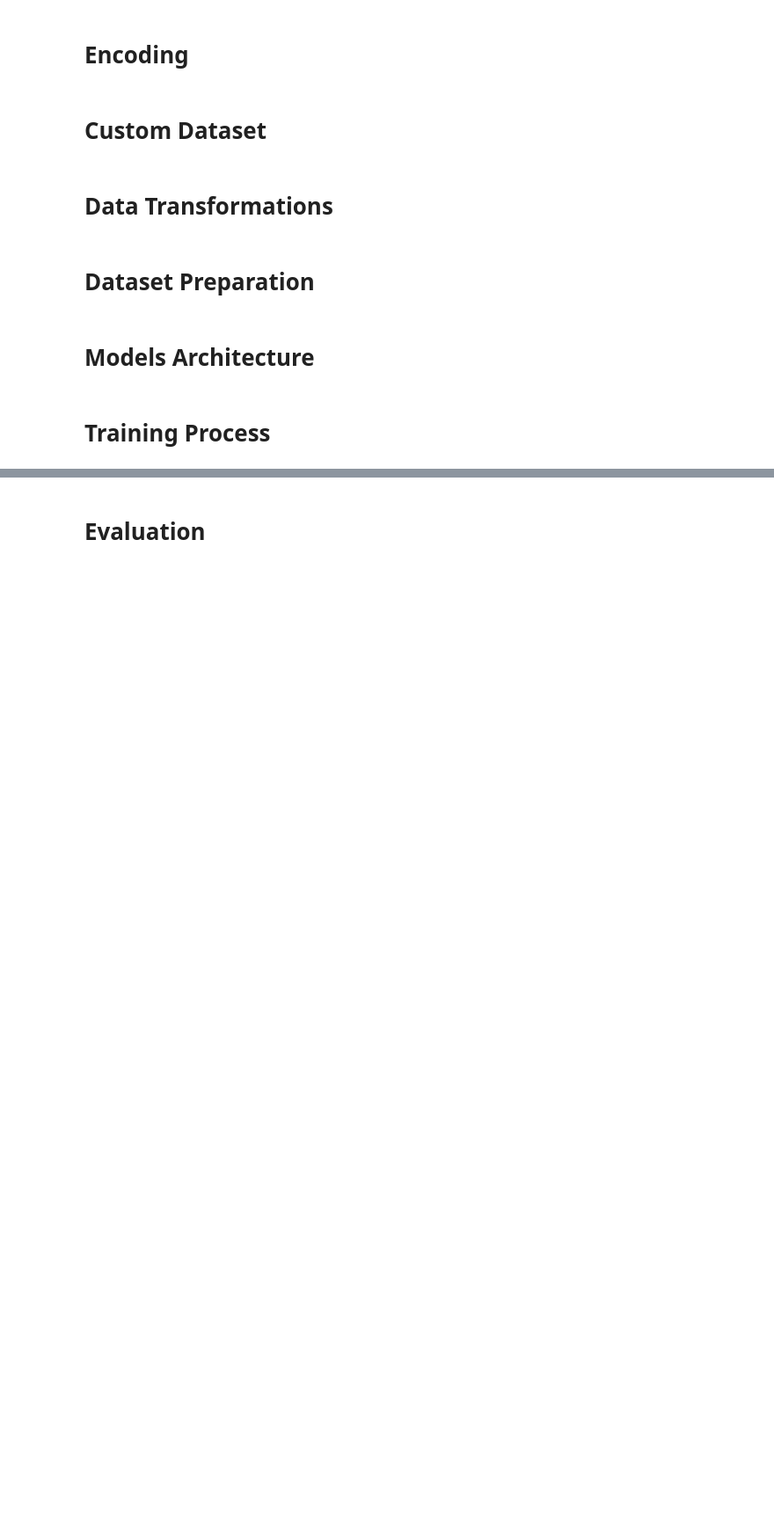
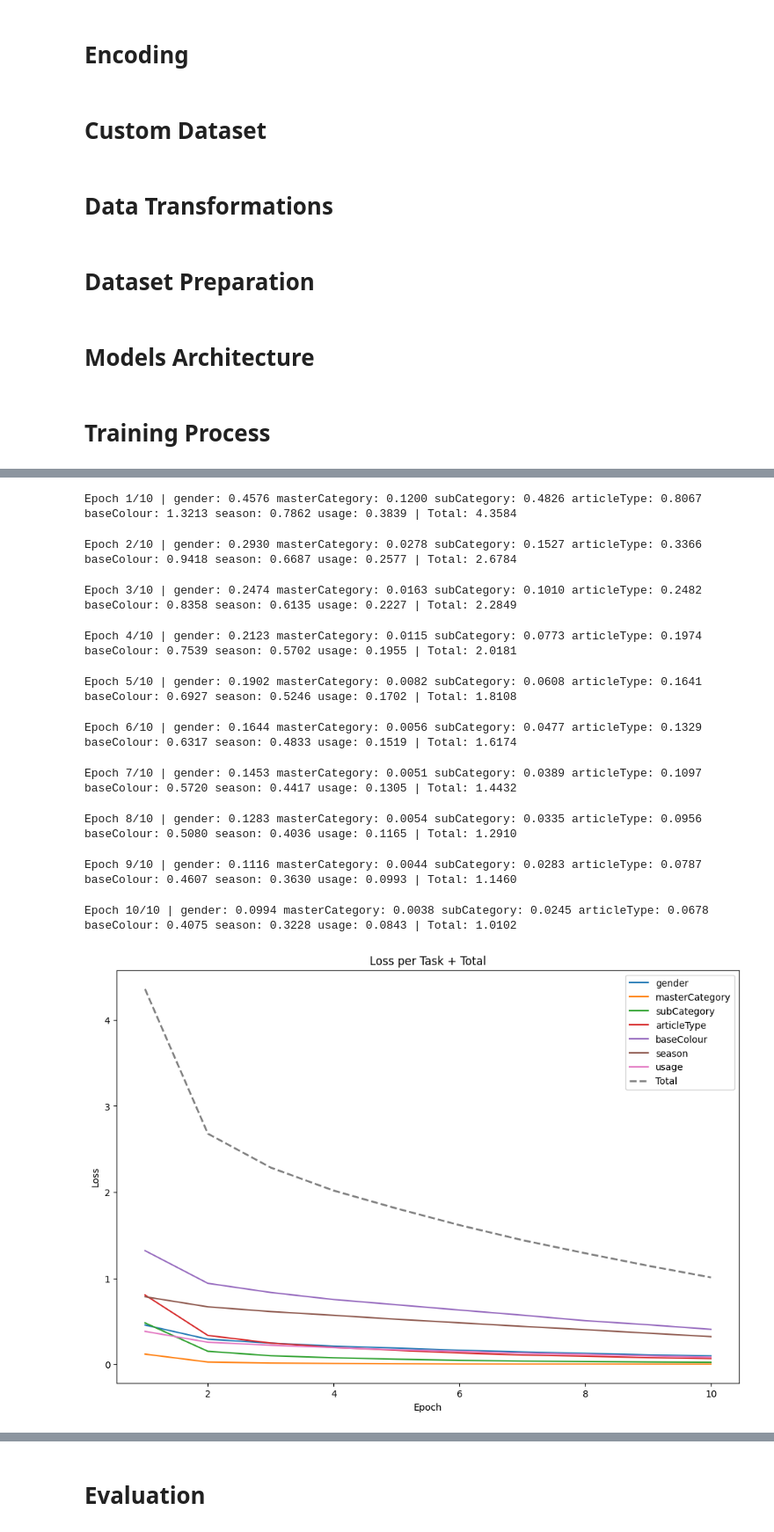
Before and after one commit to aminnademi/Predict-Fashion-Product-Images, a Jupyter notebook: Training/training_process.ipynb, the cells around one changed output, grey strips where cells are left out. Shown at 88% size. Cells and saved outputs as stored; diff of their text form; code cells hidden in the pictures; blank space fills up the shorter version.

Commit message:
Train Models with Their Optimal Epoch Counts & Evaluate Them Via Encapsulated Function

```diff
--- a/Training/training_process.ipynb
+++ b/Training/training_process.ipynb
@@ -419,10 +412,10 @@ DEVICE = torch.device('cuda' if torch.cuda.is_available() else 'cpu')
 # Create dataset splits
 dataset = FashionDataset(metadata, images_path, attributes, label2idx_dict, transform=train_transforms)
 data_size = len(dataset)
-train_size = int(TRAIN_VAL_SPLIT * data_size)
+train_size = int(0.8 * data_size)
 val_size = data_size - train_size
 train_dataset, val_dataset = random_split(dataset, [train_size, val_size])
 val_dataset.dataset.transform = val_transforms
 # %%
-train_loader = DataLoader(train_dataset, batch_size=BATCH_SIZE, shuffle=True, num_workers=2)
-val_loader = DataLoader(val_dataset, batch_size=BATCH_SIZE, shuffle=False, num_workers=2)
+train_loader = DataLoader(train_dataset, batch_size=64, shuffle=True, num_workers=2)
+val_loader = DataLoader(val_dataset, batch_size=64, shuffle=False, num_workers=2)
@@ -508,0 +521,15 @@ def train_model(model, train_loader, device, epochs=20, lr=1e-4):
+# %%
+mobilenetv2_model = MobileNetV2MultiTask(classes)
+trained_mobilenetv2 = train_model(mobilenetv2_model, train_loader, DEVICE, epochs=10)
+# %% [output]
+Epoch 1/10 | gender: 0.4576 masterCategory: 0.1200 subCategory: 0.4826 articleType: 0.8067 baseColour: 1.3213 season: 0.7862 usage: 0.3839 | Total: 4.3584
+Epoch 2/10 | gender: 0.2930 masterCategory: 0.0278 subCategory: 0.1527 articleType: 0.3366 baseColour: 0.9418 season: 0.6687 usage: 0.2577 | Total: 2.6784
+Epoch 3/10 | gender: 0.2474 masterCategory: 0.0163 subCategory: 0.1010 articleType: 0.2482 baseColour: 0.8358 season: 0.6135 usage: 0.2227 | Total: 2.2849
+Epoch 4/10 | gender: 0.2123 masterCategory: 0.0115 subCategory: 0.0773 articleType: 0.1974 baseColour: 0.7539 season: 0.5702 usage: 0.1955 | Total: 2.0181
+Epoch 5/10 | gender: 0.1902 masterCategory: 0.0082 subCategory: 0.0608 articleType: 0.1641 baseColour: 0.6927 season: 0.5246 usage: 0.1702 | Total: 1.8108
+Epoch 6/10 | gender: 0.1644 masterCategory: 0.0056 subCategory: 0.0477 articleType: 0.1329 baseColour: 0.6317 season: 0.4833 usage: 0.1519 | Total: 1.6174
+Epoch 7/10 | gender: 0.1453 masterCategory: 0.0051 subCategory: 0.0389 articleType: 0.1097 baseColour: 0.5720 season: 0.4417 usage: 0.1305 | Total: 1.4432
+Epoch 8/10 | gender: 0.1283 masterCategory: 0.0054 subCategory: 0.0335 articleType: 0.0956 baseColour: 0.5080 season: 0.4036 usage: 0.1165 | Total: 1.2910
+Epoch 9/10 | gender: 0.1116 masterCategory: 0.0044 subCategory: 0.0283 articleType: 0.0787 baseColour: 0.4607 season: 0.3630 usage: 0.0993 | Total: 1.1460
+Epoch 10/10 | gender: 0.0994 masterCategory: 0.0038 subCategory: 0.0245 articleType: 0.0678 baseColour: 0.4075 season: 0.3228 usage: 0.0843 | Total: 1.0102
+[figure, added]
```
Also changed, not shown: parts of 9 cells of this notebook.
